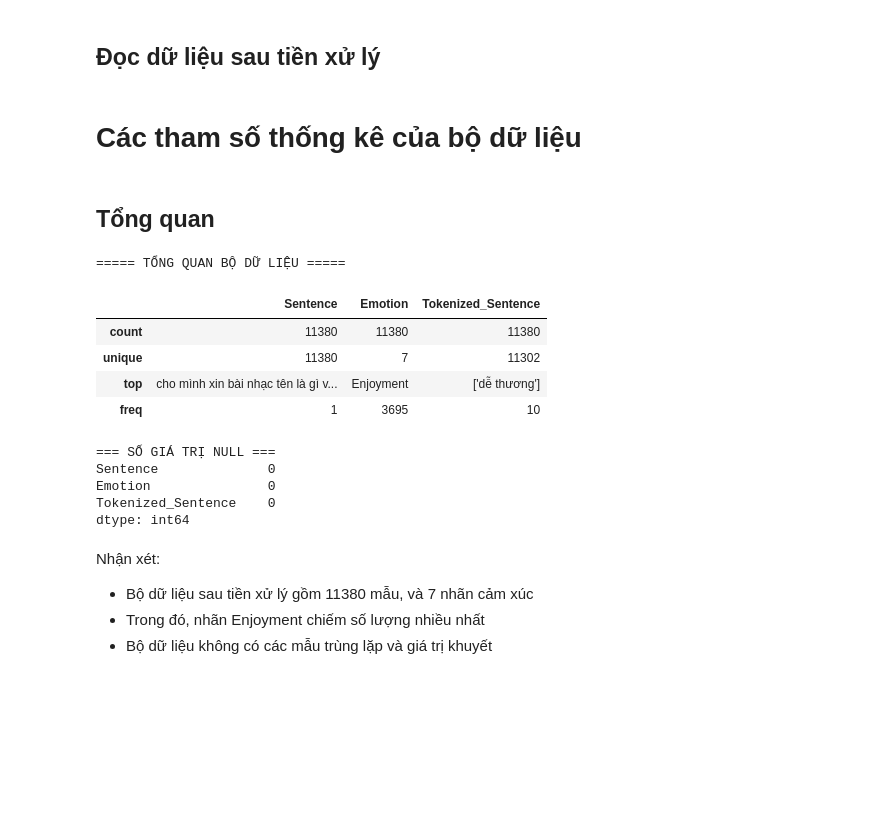
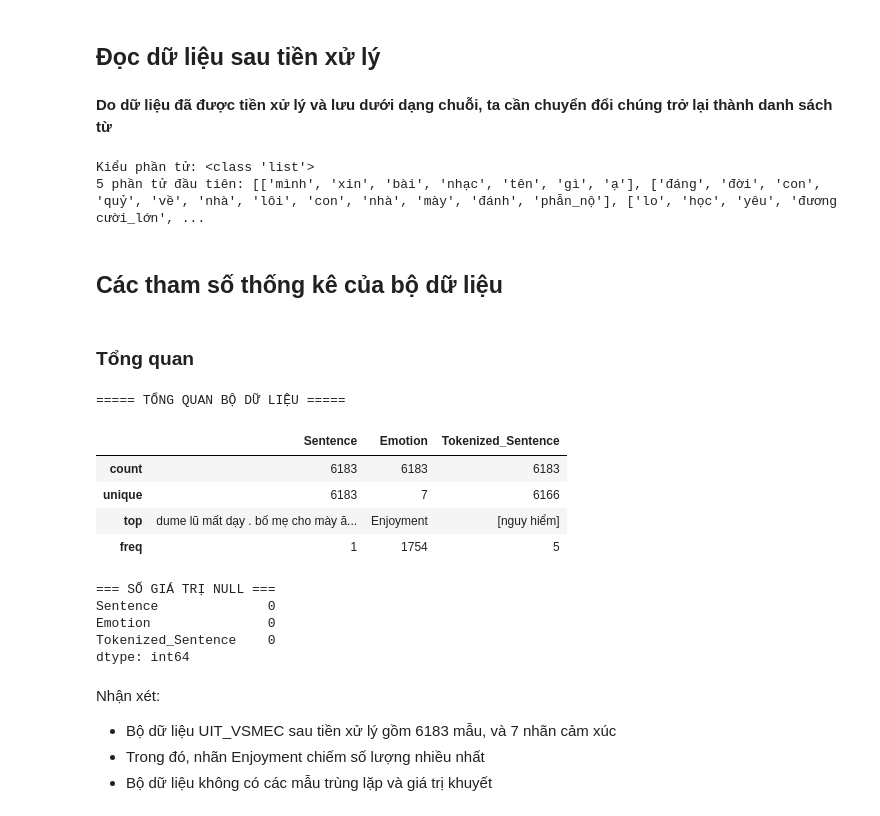
Before and after one commit to maiduyen05/emotion-recognize, a Jupyter notebook: src/eda.ipynb, the cells around one changed output. Cells and saved outputs as stored; diff of their text form; code cells hidden in the pictures; blank space fills up the shorter version.

```diff
--- a/src/eda.ipynb
+++ b/src/eda.ipynb
@@ -34,18 +30,34 @@ import seaborn as sns
 # %%
 preprocessed_uit = pd.read_csv("../data/preprocessed_data/preprocessed_uit.csv", encoding='utf-8-sig', on_bad_lines='skip')
+# %% [markdown]
+**Do dữ liệu đã được tiền xử lý và lưu dưới dạng chuỗi, ta cần chuyển đổi chúng trở lại thành danh sách từ**
+# %%
+import ast
+
+# Sử dụng hàm literal_eval để chuyển chuỗi thành danh sách
+preprocessed_uit['Tokenized_Sentence'] = preprocessed_uit['Tokenized_Sentence'].apply(ast.literal_eval)
+# %%
+texts = preprocessed_uit['Tokenized_Sentence']
+
+# Kiểm tra kiểu phần tử sau khi chuyển đổi
+print("Kiểu phần tử:", type(texts.iloc[0]))
+print("5 phần tử đầu tiên:", texts.iloc[:5].tolist())
+# %% [output]
+Kiểu phần tử: <class 'list'>
+5 phần tử đầu tiên: [['mình', 'xin', 'bài', 'nhạc', 'tên', 'gì', 'ạ'], ['đáng', 'đời', 'con', 'quỷ', 'về', 'nhà', 'lôi', 'con', 'nhà', 'mày', 'đánh', 'phẫn_nộ'], ['lo', 'học', 'yêu', 'đương cười_lớn', ...
 # %% [markdown]
-# Các tham số thống kê của bộ dữ liệu
+## Các tham số thống kê của bộ dữ liệu
 # %% [markdown]
-## Tổng quan
+### Tổng quan
 # %%
 print("===== TỔNG QUAN BỘ DỮ LIỆU =====")
-data.describe()
+preprocessed_uit.describe()
 # %% [output]
 ===== TỔNG QUAN BỘ DỮ LIỆU =====
 |  | Sentence | Emotion | Tokenized_Sentence |
-| count | 11380 | 11380 | 11380 |
-| unique | 11380 | 7 | 11302 |
-| top | cho mình xin bài nhạc tên là gì v... | Enjoyment | ['dễ thương'] |
-| freq | 1 | 3695 | 10 |
+| count | 6183 | 6183 | 6183 |
+| unique | 6183 | 7 | 6166 |
+| top | dume lũ mất dạy . bố mẹ cho mày ă... | Enjoyment | [nguy hiểm] |
+| freq | 1 | 1754 | 5 |
 # %%
 print("=== SỐ GIÁ TRỊ NULL ===")
@@ -58,6 +70,6 @@ Tokenized_Sentence    0
 dtype: int64
 # %% [markdown]
 Nhận xét:
-- Bộ dữ liệu sau tiền xử lý gồm 11380 mẫu, và 7 nhãn cảm xúc
+- Bộ dữ liệu UIT_VSMEC sau tiền xử lý gồm 6183 mẫu, và 7 nhãn cảm xúc
 - Trong đó, nhãn Enjoyment chiếm số lượng nhiều nhất
 - Bộ dữ liệu không có các mẫu trùng lặp và giá trị khuyết
```
Also changed, not shown: parts of 44 cells of this notebook, 4 other files.
